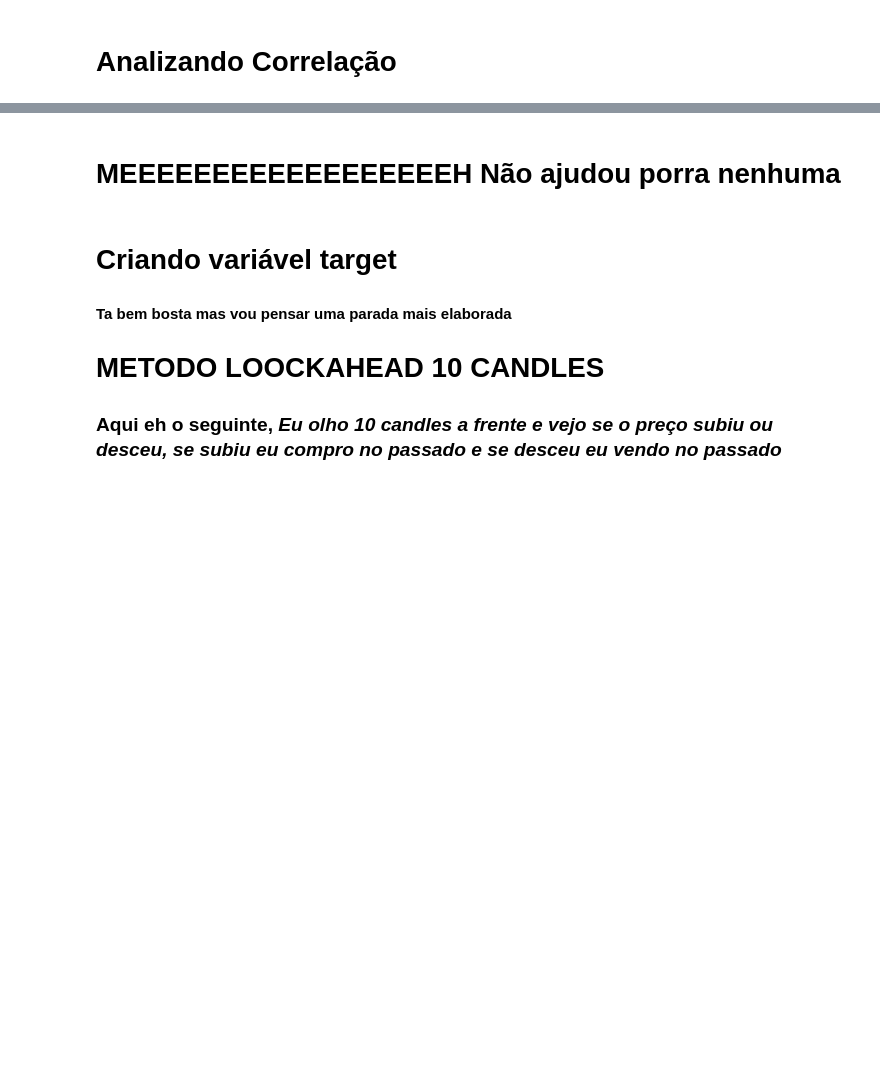
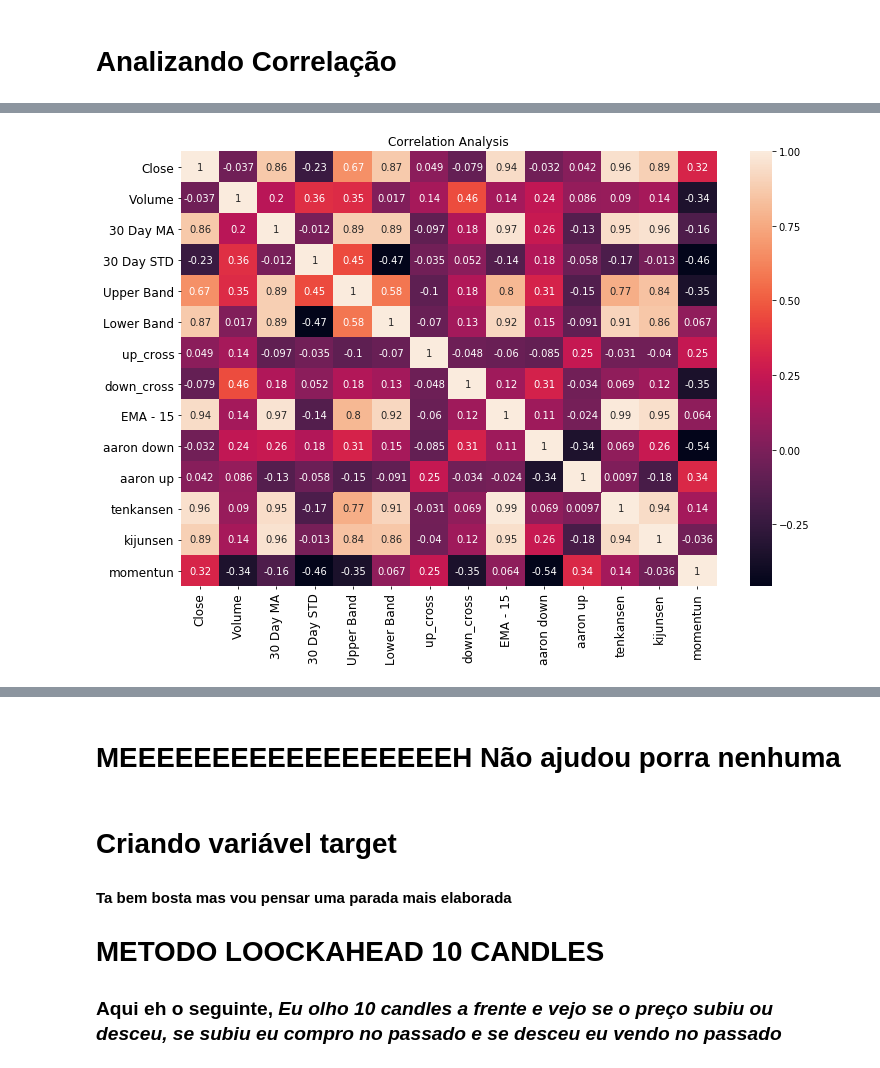
Before and after one commit to GabsGear/cpbr-2019-ktb, a Jupyter notebook: apre_jupyter/apresentacao.ipynb, the cells around one changed output, grey strips where cells are left out. Cells and saved outputs as stored; diff of their text form; code cells hidden in the pictures; blank space fills up the shorter version.

```diff
--- a/apre_jupyter/apresentacao.ipynb
+++ b/apre_jupyter/apresentacao.ipynb
@@ -280,13 +213,19 @@ candles.head(20)
 # %% [markdown]
 # Analizando Correlação
 # %%
-import matplotlib.pyplot as plt
-import seaborn as sns
-def corrAll(df):
-    plt.figure(figsize=(12,8))
-    kwargs = {'fontsize':12,'color':'black'}
-    sns.heatmap(df.corr(),annot=True,robust=True)
-    plt.title('Correlation Analysis',**kwargs)
-    plt.tick_params(length=3,labelsize=12,color='black')
-    plt.yticks(rotation=0)
-    plt.show()
+class Corr(object):
+    def __init__(self, df):
+        self.df = df
+        try:
+            self.df = self.df.drop(['High', 'Low', 'Open'], axis=1)
+        except:
+            pass
+
+    def pearson(self):
+        plt.figure(figsize=(12,8))
+        kwargs = {'fontsize':12,'color':'black'}
+        sns.heatmap(self.df.corr(),annot=True,robust=True)
+        plt.title('Correlation Analysis',**kwargs)
+        plt.tick_params(length=3,labelsize=12,color='black')
+        plt.yticks(rotation=0)
+        plt.show()
@@ -300,0 +232,7 @@ Wall time: 450 ms
+# %%
+%%time
+
+c = Corr(candles)
+c.pearson()
+# %% [output]
+[figure, added]
```
Also changed, not shown: parts of 59 cells of this notebook, 11 other files.
